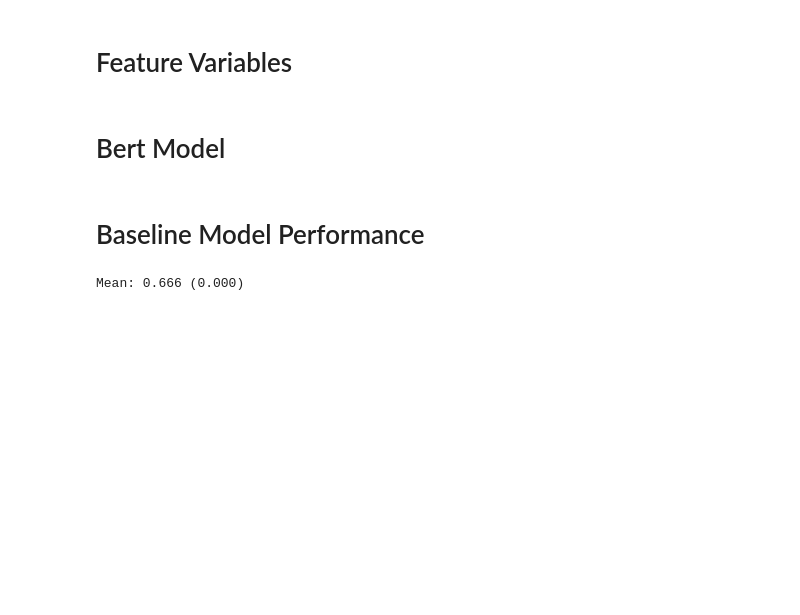
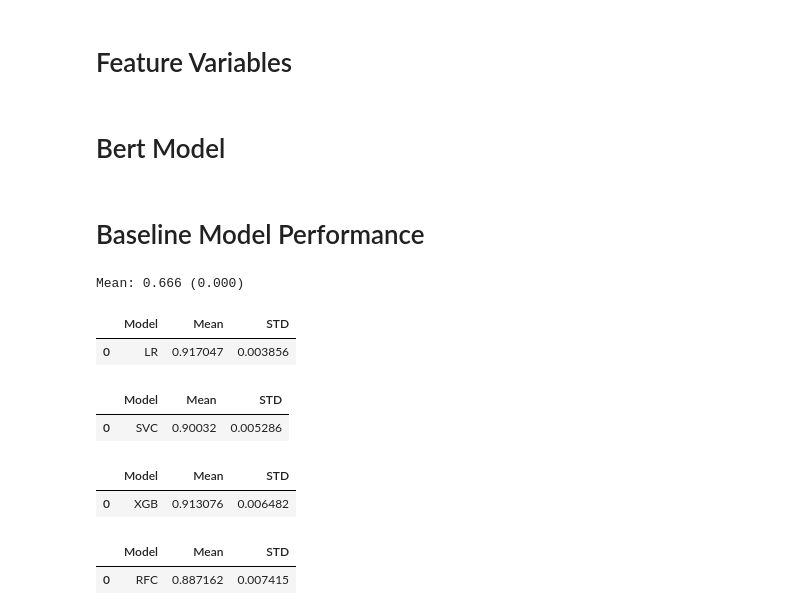
Before and after one commit to MaukanMir/Fake-News-Sentiment-Analysis-3, a Jupyter notebook: training.ipynb, the cells around one changed output. Saved outputs shown, nothing was run; the diff lists cells and outputs as text; code cells hidden in the pictures; blank space fills up the shorter version.

Commit message:
added new models

```diff
--- a/training.ipynb
+++ b/training.ipynb
@@ -321,3 +321,31 @@ scores = evaluate_model(features, y, model)
 print('Mean: %.3f (%.3f)' % (np.mean(scores), np.std(scores)))
 # %% [output]
 Mean: 0.666 (0.000)
+# %%
+names = ['LR']
+models = get_selected_models(names)
+testing_selected_models(names, models, features, y)
+# %% [output]
+|  | Model | Mean | STD |
+| 0 | LR | 0.917047 | 0.003856 |
+# %%
+names = ['SVC']
+models = get_selected_models(names)
+testing_selected_models(names, models, features, y)
+# %% [output]
+|  | Model | Mean | STD |
+| 0 | SVC | 0.90032 | 0.005286 |
+# %%
+names = ['XGB']
+models = get_selected_models(names)
+testing_selected_models(names, models, features, y)
+# %% [output]
+|  | Model | Mean | STD |
+| 0 | XGB | 0.913076 | 0.006482 |
+# %%
+names = ['RFC']
+models = get_selected_models(names)
+testing_selected_models(names, models, features, y)
+# %% [output]
+|  | Model | Mean | STD |
+| 0 | RFC | 0.887162 | 0.007415 |
```
Also changed, not shown: parts of 1 cell of this notebook.
